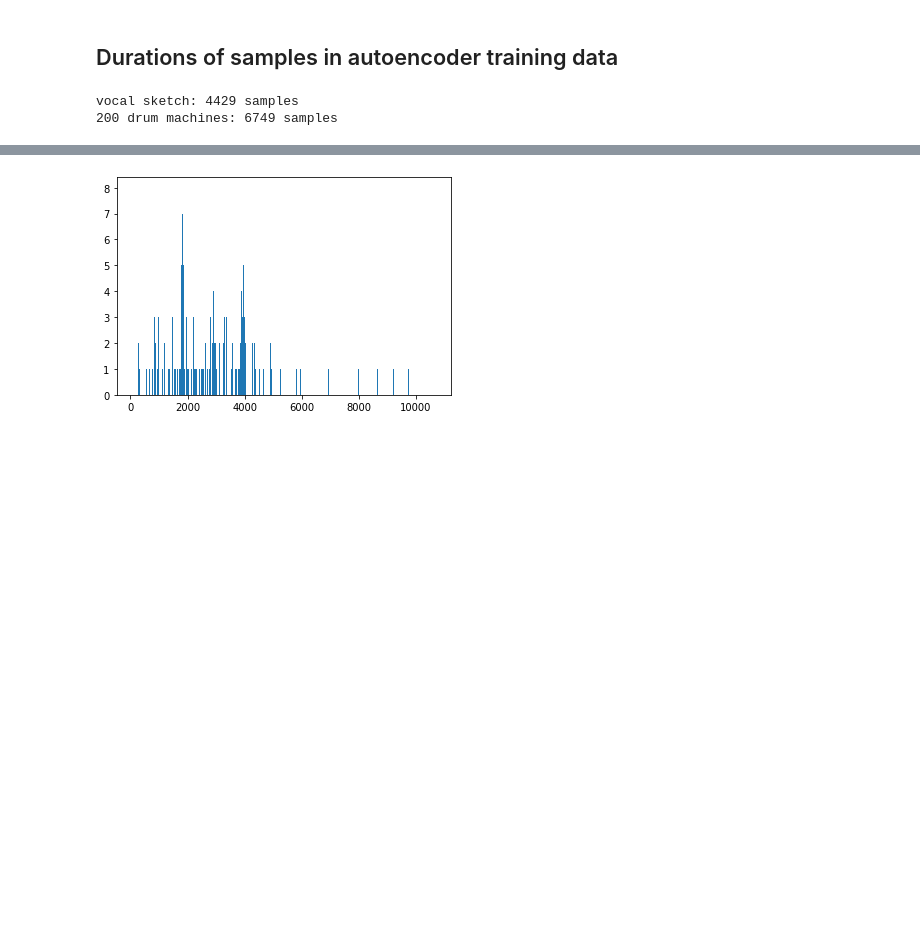
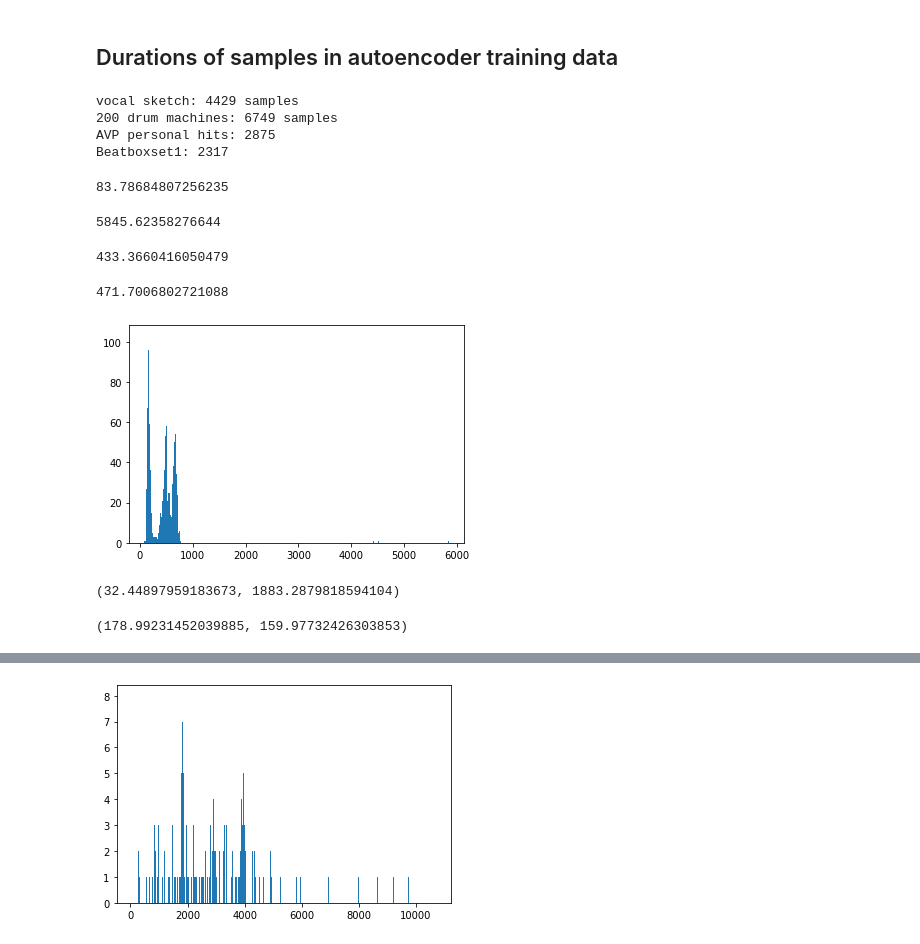
Before and after one commit to flyingleafe/vxs-vpt, a Jupyter notebook: notebooks/DataStats.ipynb, the cells around one changed output, grey strips where cells are left out. Drawn from its saved outputs; the diff is of its cells as text; code cells hidden in the pictures; blank space fills up the shorter version.

```diff
--- a/notebooks/DataStats.ipynb
+++ b/notebooks/DataStats.ipynb
@@ -19,18 +19,47 @@ The autoreload extension is already loaded. To reload it, use:
 # %% [markdown]
 ## Durations of samples in autoencoder training data
 # %%
-vocal_sketch_dataset = vxs.SampleSet(glob.glob(
-    '../data/vocal-sketch/interactiveaudiolab-VocalSketchDataSet-6c9f381/vocal_imitations/included/*.wav'), wave_only=True)
-drum_machines_dataset = vxs.SampleSet(glob.glob('../data/200-drum-machines/drums/*/*.wav'), wave_only=True)
+vocal_sketch_dataset = vxs.SimpleSampleSet(glob.glob(
+    '../data/vocal-sketch/interactiveaudiolab-VocalSketchDataSet-6c9f381/vocal_imitations/included/*.wav'))
+drum_machines_dataset = vxs.SimpleSampleSet(glob.glob('../data/200-drum-machines/drums/*/*.wav'))
+avp_personal_dataset = vxs.SimpleSampleSet(glob.glob('../data_temp/avp-cut/personal/*/*.wav'))
+bbs1_samples = vxs.SimpleSampleSet(glob.glob('../data_temp/beatboxset1/DR/*/*.wav'))
 print(f'vocal sketch: {len(vocal_sketch_dataset)} samples')
 print(f'200 drum machines: {len(drum_machines_dataset)} samples')
+print(f'AVP personal hits: {len(avp_personal_dataset)}')
+print(f'Beatboxset1: {len(bbs1_samples)}')
 # %% [output]
 vocal sketch: 4429 samples
 200 drum machines: 6749 samples
+AVP personal hits: 2875
+Beatboxset1: 2317
 # %%
 def fetch_durations(dataset):
     durations = []
     for i in tqdm(range(len(dataset))):
-        track = dataset[i]
+        track = dataset.tracks[i]
         durations.append(track.duration*1000)
     return np.array(durations)
+# %%
+avp_durations = fetch_durations(avp_personal_dataset)
+# %%
+np.min(avp_durations)
+# %% [output]
+83.78684807256235
+# %%
+np.max(avp_durations)
+# %% [output]
+5845.62358276644
+# %%
+np.mean(avp_durations)
+# %% [output]
+433.3660416050479
+# %%
+np.median(avp_durations)
+# %% [output]
+471.7006802721088
+# %%
+plt.hist(avp_durations, bins=1000)
+plt.show()
+# %% [output]
+[figure, added]
@@ -36,0 +68,8 @@ def fetch_durations(dataset):
+# %%
+np.min(bbs1_durations), np.max(bbs1_durations)
+# %% [output]
+(32.44897959183673, 1883.2879818594104)
+# %%
+np.mean(bbs1_durations), np.median(bbs1_durations)
+# %% [output]
+(178.99231452039885, 159.97732426303853)
```
Also changed, not shown: parts of 16 cells of this notebook, 16 other files.
